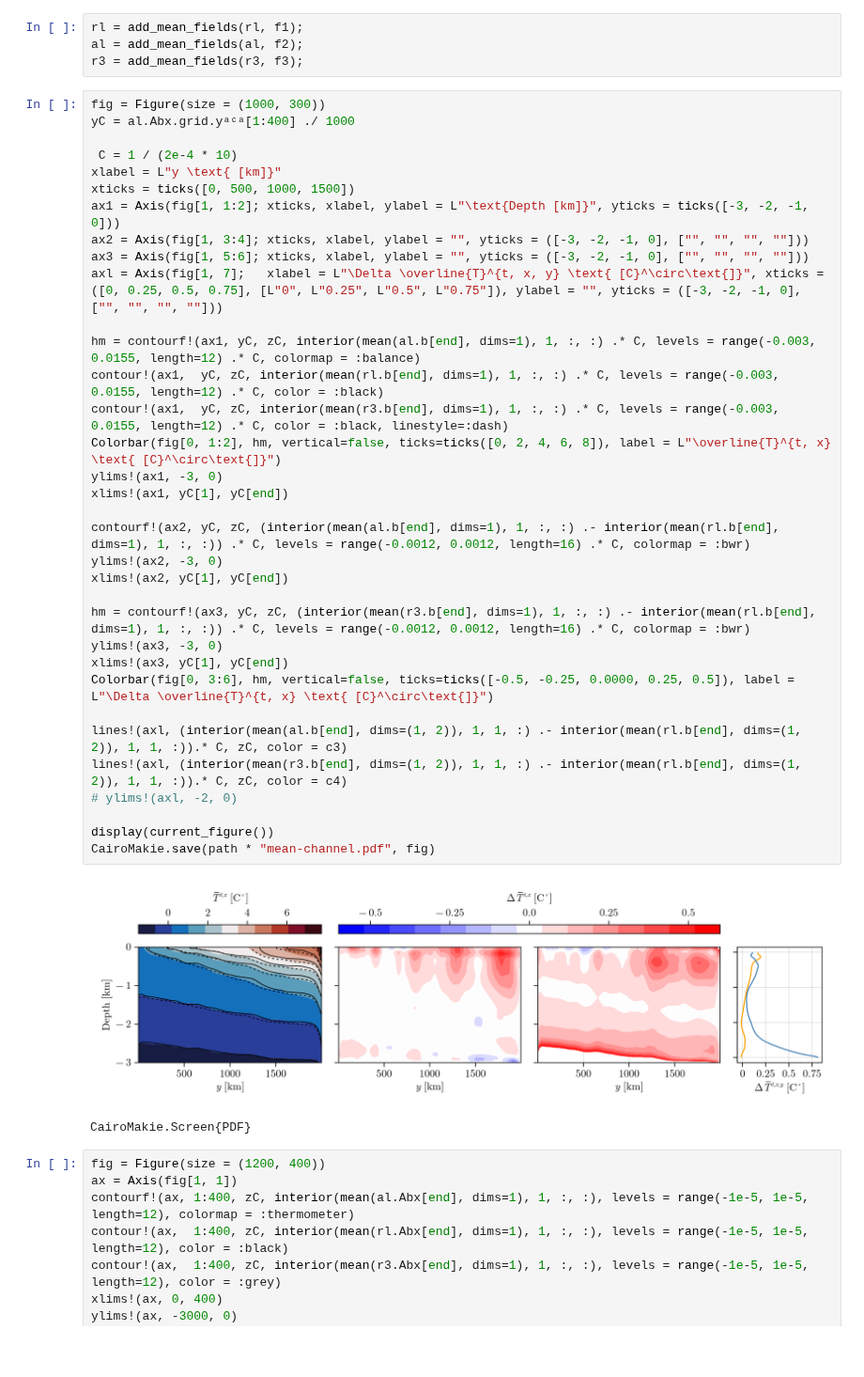
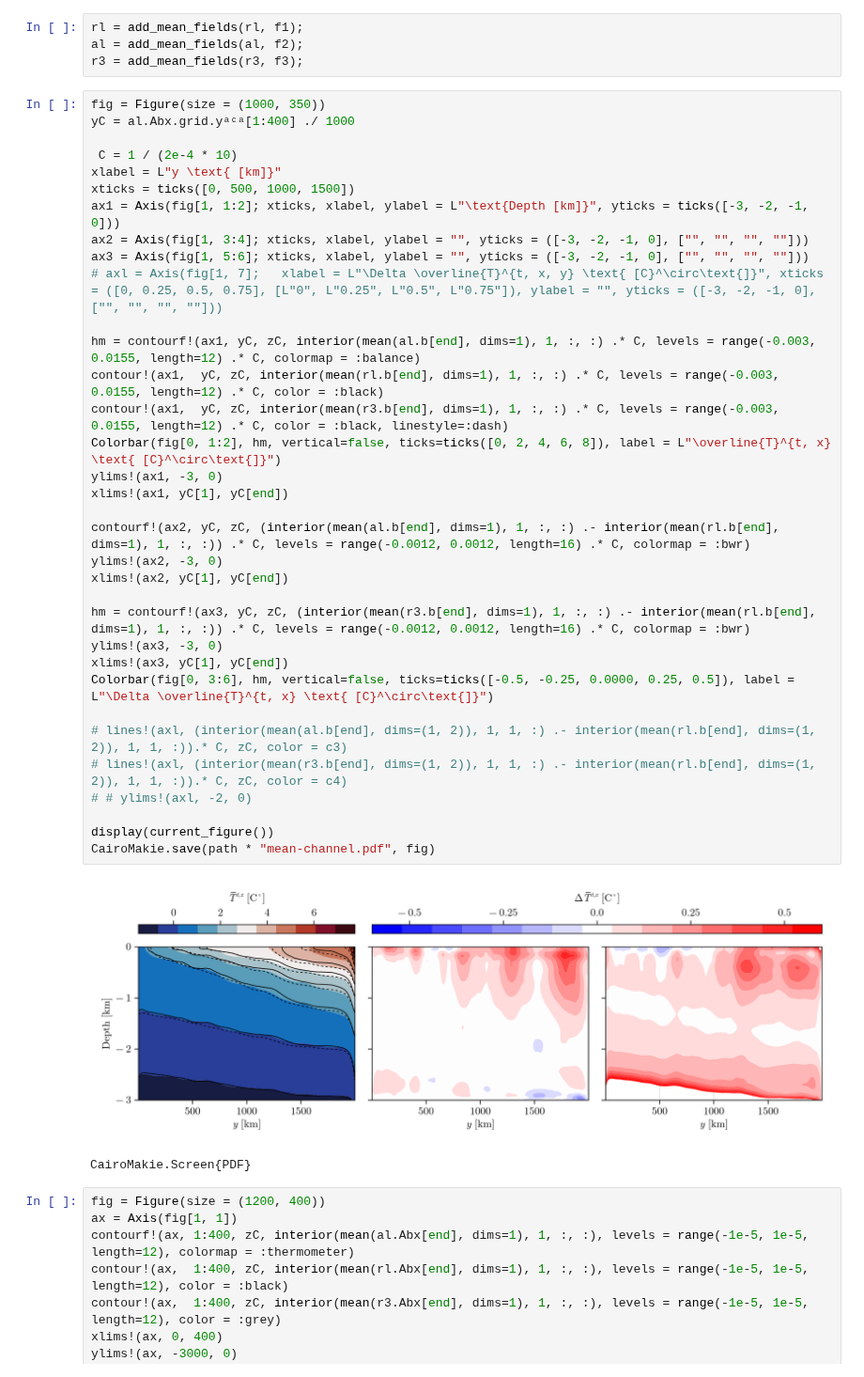
Before and after one commit to simone-silvestri/TimestepperTestCases.jl, a Jupyter notebook: notebooks/Results_channel.ipynb, the cells around one changed output. Shown at 94% size. Saved outputs shown, nothing was run; the diff lists cells and outputs as text; blank space fills up the shorter version.

```diff
--- a/Results_channel.ipynb
+++ b/notebooks/Results_channel.ipynb
@@ -267,41 +264,41 @@ rl = add_mean_fields(rl, f1);
 al = add_mean_fields(al, f2);
 r3 = add_mean_fields(r3, f3);
 # %%
-fig = Figure(size = (1000, 300))
+fig = Figure(size = (1000, 350))
 yC = al.Abx.grid.yᵃᶜᵃ[1:400] ./ 1000
 
  C = 1 / (2e-4 * 10)
 xlabel = L"y \text{ [km]}"
 xticks = ticks([0, 500, 1000, 1500])
 ax1 = Axis(fig[1, 1:2]; xticks, xlabel, ylabel = L"\text{Depth [km]}", yticks = ticks([-3, -2, -1, 0]))
 ax2 = Axis(fig[1, 3:4]; xticks, xlabel, ylabel = "", yticks = ([-3, -2, -1, 0], ["", "", "", ""]))
 ax3 = Axis(fig[1, 5:6]; xticks, xlabel, ylabel = "", yticks = ([-3, -2, -1, 0], ["", "", "", ""]))
-axl = Axis(fig[1, 7];   xlabel = L"\Delta \overline{T}^{t, x, y} \text{ [C}^\circ\text{]}", xticks = ([0, 0.25, 0.5, 0.75], [L"0", L"0.25", L"0.5", L"0.75"]), ylabel = "", yticks = ([-3, -2, -1, 0], ["", "", "", ""]))
+# axl = Axis(fig[1, 7];   xlabel = L"\Delta \overline{T}^{t, x, y} \text{ [C}^\circ\text{]}", xticks = ([0, 0.25, 0.5, 0.75], [L"0", L"0.25", L"0.5", L"0.75"]), ylabel = "", yticks = ([-3, -2, -1, 0], ["", "", "", ""]))
 
 hm = contourf!(ax1, yC, zC, interior(mean(al.b[end], dims=1), 1, :, :) .* C, levels = range(-0.003, 0.0155, length=12) .* C, colormap = :balance)
 contour!(ax1,  yC, zC, interior(mean(rl.b[end], dims=1), 1, :, :) .* C, levels = range(-0.003, 0.0155, length=12) .* C, color = :black)
 contour!(ax1,  yC, zC, interior(mean(r3.b[end], dims=1), 1, :, :) .* C, levels = range(-0.003, 0.0155, length=12) .* C, color = :black, linestyle=:dash)
 Colorbar(fig[0, 1:2], hm, vertical=false, ticks=ticks([0, 2, 4, 6, 8]), label = L"\overline{T}^{t, x} \text{ [C}^\circ\text{]}")
 ylims!(ax1, -3, 0)
 xlims!(ax1, yC[1], yC[end])
 
 contourf!(ax2, yC, zC, (interior(mean(al.b[end], dims=1), 1, :, :) .- interior(mean(rl.b[end], dims=1), 1, :, :)) .* C, levels = range(-0.0012, 0.0012, length=16) .* C, colormap = :bwr)
 ylims!(ax2, -3, 0)
 xlims!(ax2, yC[1], yC[end])
 
 hm = contourf!(ax3, yC, zC, (interior(mean(r3.b[end], dims=1), 1, :, :) .- interior(mean(rl.b[end], dims=1), 1, :, :)) .* C, levels = range(-0.0012, 0.0012, length=16) .* C, colormap = :bwr)
 ylims!(ax3, -3, 0)
 xlims!(ax3, yC[1], yC[end])
 Colorbar(fig[0, 3:6], hm, vertical=false, ticks=ticks([-0.5, -0.25, 0.0000, 0.25, 0.5]), label = L"\Delta \overline{T}^{t, x} \text{ [C}^\circ\text{]}")
 
-lines!(axl, (interior(mean(al.b[end], dims=(1, 2)), 1, 1, :) .- interior(mean(rl.b[end], dims=(1, 2)), 1, 1, :)).* C, zC, color = c3)
-lines!(axl, (interior(mean(r3.b[end], dims=(1, 2)), 1, 1, :) .- interior(mean(rl.b[end], dims=(1, 2)), 1, 1, :)).* C, zC, color = c4)
-# ylims!(axl, -2, 0)
+# lines!(axl, (interior(mean(al.b[end], dims=(1, 2)), 1, 1, :) .- interior(mean(rl.b[end], dims=(1, 2)), 1, 1, :)).* C, zC, color = c3)
+# lines!(axl, (interior(mean(r3.b[end], dims=(1, 2)), 1, 1, :) .- interior(mean(rl.b[end], dims=(1, 2)), 1, 1, :)).* C, zC, color = c4)
+# # ylims!(axl, -2, 0)
 
 display(current_figure())
 CairoMakie.save(path * "mean-channel.pdf", fig)
 # %% [output]
-[figure, old version]
+[figure, new version]
 CairoMakie.Screen{PDF}
 # %%
 fig = Figure(size = (1200, 400))
```
Also changed, not shown: parts of 2 cells of this notebook, 38 other files.
